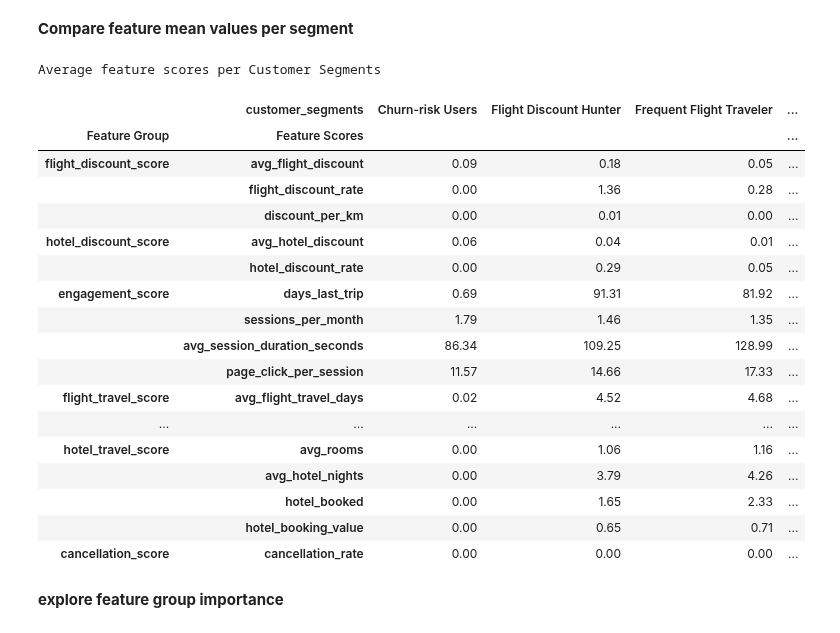
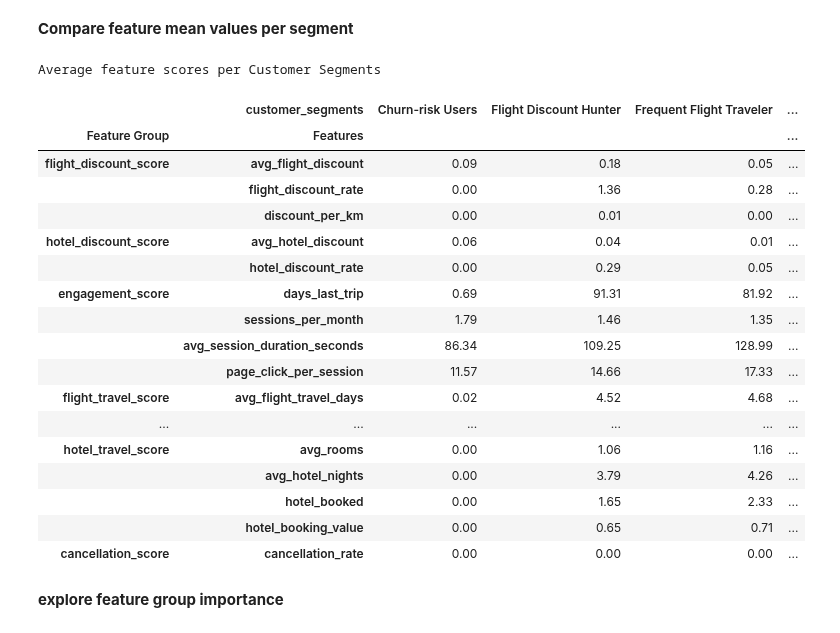
Before and after one commit to bfreiheit/customer_segmentation, a Jupyter notebook: notebooks/Segmentation.ipynb, the cells around one changed output. Saved outputs shown, nothing was run; the diff lists cells and outputs as text; code cells hidden in the pictures.

```diff
--- a/notebooks/Segmentation.ipynb
+++ b/notebooks/Segmentation.ipynb
@@ -271,35 +271,35 @@ metrics = [
 metrics.insert(0, "customer_segments")
 
 cohort_grouped = cohort[metrics].groupby("customer_segments").mean().round(2).T
 
 # create mapping
 feature_to_group = {
     metric: group
     for group, metrics_list in feature_groups.items()
     for metric in metrics_list
 }
 
 # add MultiIndex
 cohort_grouped.index = pd.MultiIndex.from_tuples(
     [(feature_to_group.get(metric, "Other"), metric) for metric in cohort_grouped.index],
-    names=["Feature Group", "Feature Scores"]
+    names=["Feature Group", "Features"]
 )
 
 cohort_grouped.style \
     .set_caption("Average feature scores per Customer Segments") \
     .highlight_max(axis=1, color="lightblue") \
     .format("{:.2f}") \
     .set_properties(**{'font-size': '12px', 'padding': '3px'}) \
     .set_table_styles([
         {"selector": "th", "props": [("text-align", "left")]},
         {"selector": "td", "props": [("max-width", "80px"), ("text-overflow", "ellipsis")]},
         {'selector': 'th.row_heading', 'props': [('font-weight', 'bold'), ('font-size', '12px')]},
             {'selector': 'th.col_heading', 'props': [('font-size', '12px')]}
     ])
 # %% [output]
 Average feature scores per Customer Segments
 |  | customer_segments | Churn-risk Users | Flight Discount Hunter | Frequent Flight Traveler | ... |
-| Feature Group | Feature Scores |  |  |  | ... |
+| Feature Group | Features |  |  |  | ... |
 | flight_discount_score | avg_flight_discount | 0.09 | 0.18 | 0.05 | ... |
 |  | flight_discount_rate | 0.00 | 1.36 | 0.28 | ... |
 |  | discount_per_km | 0.00 | 0.01 | 0.00 | ... |
```
